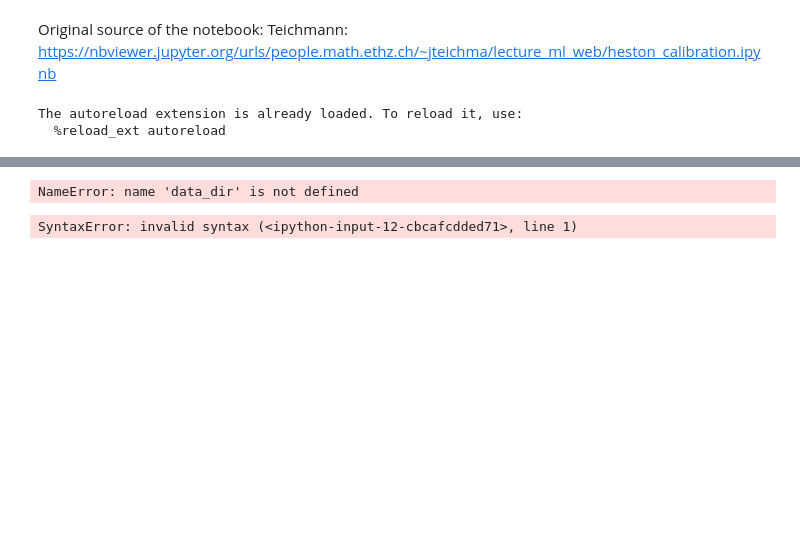
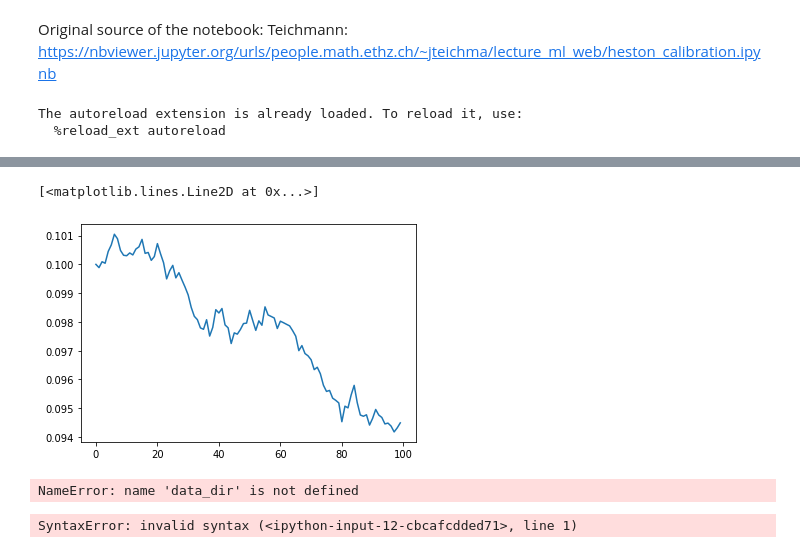
Before and after one commit to Machine-Learning-in-Finance-Spring-2020/Rough-models-calibration-with-DL, a Jupyter notebook: notebooks/atukallo/modest_heston.ipynb, the cells around one changed output, grey strips where cells are left out. Saved outputs shown, nothing was run; the diff lists cells and outputs as text; code cells hidden in the pictures; blank space fills up the shorter version.

```diff
--- a/notebooks/atukallo/modest_heston.ipynb
+++ b/notebooks/atukallo/modest_heston.ipynb
@@ -55,3 +38,8 @@ plt.plot(X[:, 0])
+# %%
+plt.plot(Y[:, 0])
+# %% [output]
+[<matplotlib.lines.Line2D at 0x...>]
+[figure, added]
 # %%
 # Calendar conventions
 data_dir = os.getcwd()
```
Also changed, not shown: parts of 6 cells of this notebook, 1 other file.
